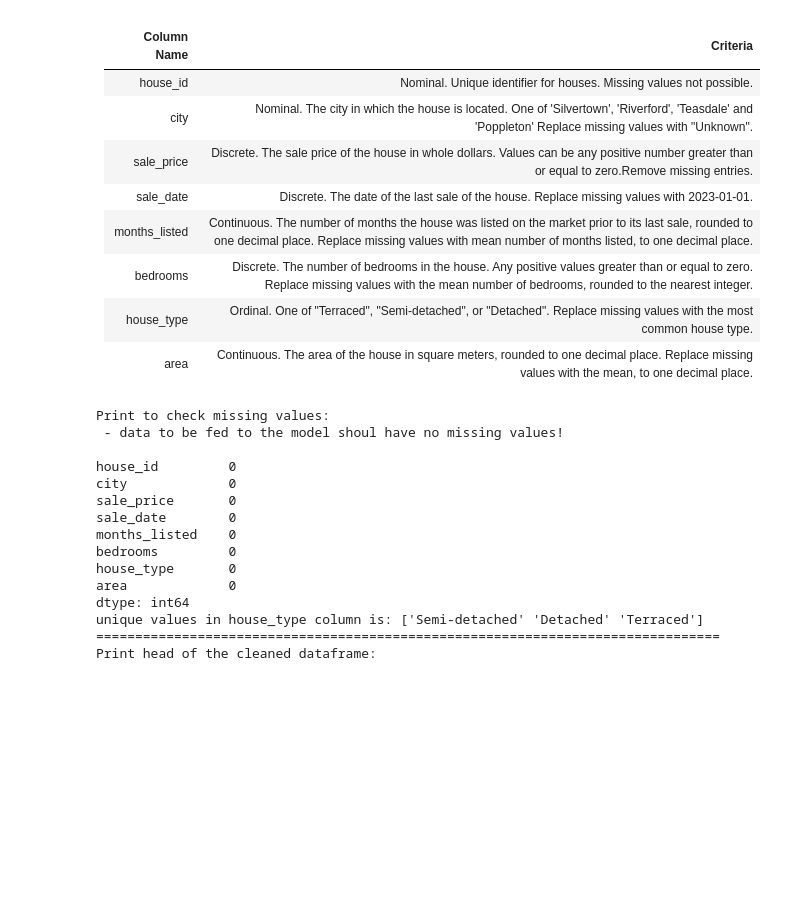
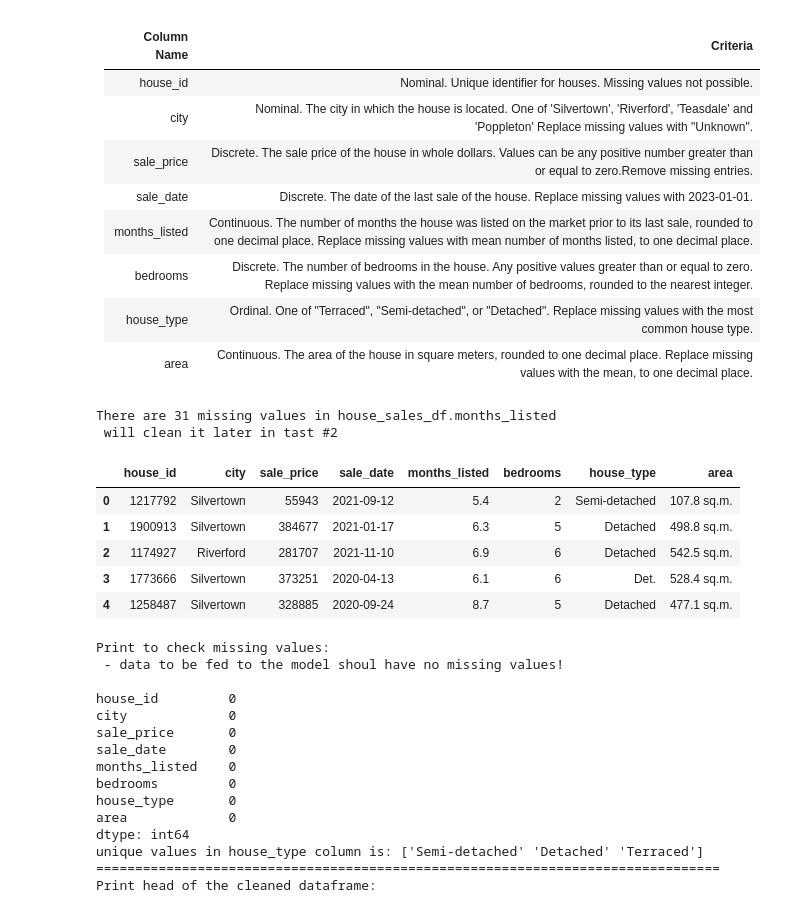
Before and after one commit to UWINTWALI/house-price-rediction-model, a Jupyter notebook: notebook.ipynb, the cells around one changed output. Cells and saved outputs as stored; diff of their text form; code cells hidden in the pictures; blank space fills up the shorter version.

```diff
--- a/notebook.ipynb
+++ b/notebook.ipynb
@@ -131,6 +137,20 @@ Create a cleaned version of the dataframe.
 | bedrooms    | Discrete. </br>The number of bedrooms in the house. Any positive values greater than or equal to zero. </br>Replace missing values with the mean number of bedrooms, rounded to the nearest integer. |
 | house_type   | Ordinal. </br>One of "Terraced", "Semi-detached", or "Detached". </br>Replace missing values with the most common house type. |
 | area      | Continuous. </br>The area of the house in square meters, rounded to one decimal place. </br>Replace missing values with the mean, to one decimal place. |
+# %%
+
+# check if there is missing values in months_listed
+print(f"There are {house_sales_df['months_listed'].isna().sum()} missing values in house_sales_df.months_listed\n will clean it later in tast #2")
+house_sales_df.head()
+# %% [output]
+There are 31 missing values in house_sales_df.months_listed
+ will clean it later in tast #2
+|  | house_id | city | sale_price | sale_date | months_listed | bedrooms | house_type | area |
+| 0 | 1217792 | Silvertown | 55943 | 2021-09-12 | 5.4 | 2 | Semi-detached | 107.8 sq.m. |
+| 1 | 1900913 | Silvertown | 384677 | 2021-01-17 | 6.3 | 5 | Detached | 498.8 sq.m. |
+| 2 | 1174927 | Riverford | 281707 | 2021-11-10 | 6.9 | 6 | Detached | 542.5 sq.m. |
+| 3 | 1773666 | Silvertown | 373251 | 2020-04-13 | 6.1 | 6 | Det. | 528.4 sq.m. |
+| 4 | 1258487 | Silvertown | 328885 | 2020-09-24 | 8.7 | 5 | Detached | 477.1 sq.m. |
 # %%
 # task 2: clean data before I fit them to model
 def clean_house_sales_data(df):
```
Also changed, not shown: parts of 4 cells of this notebook.
